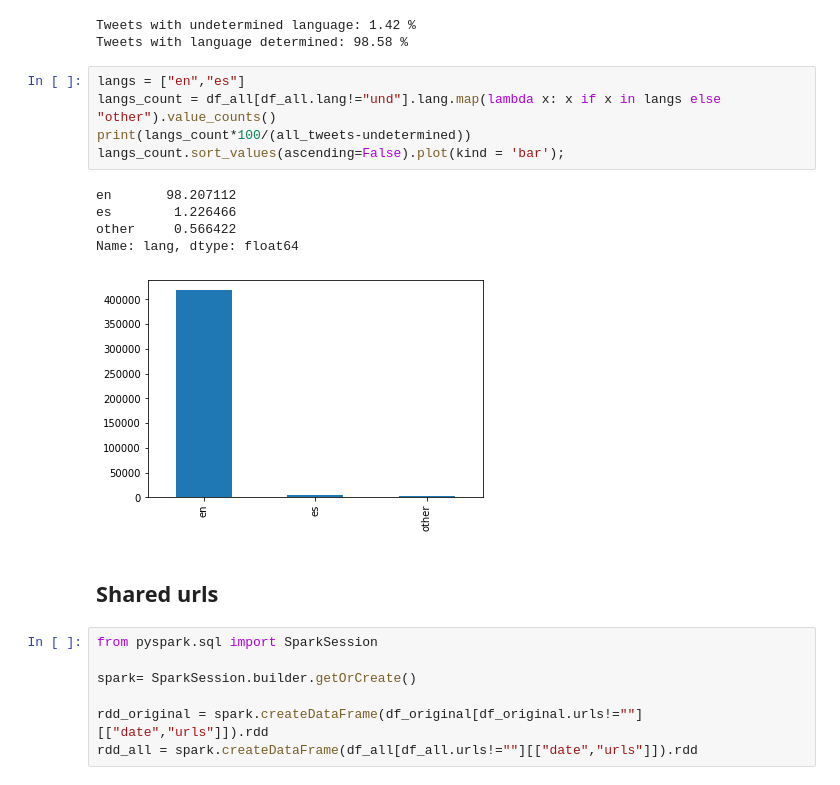
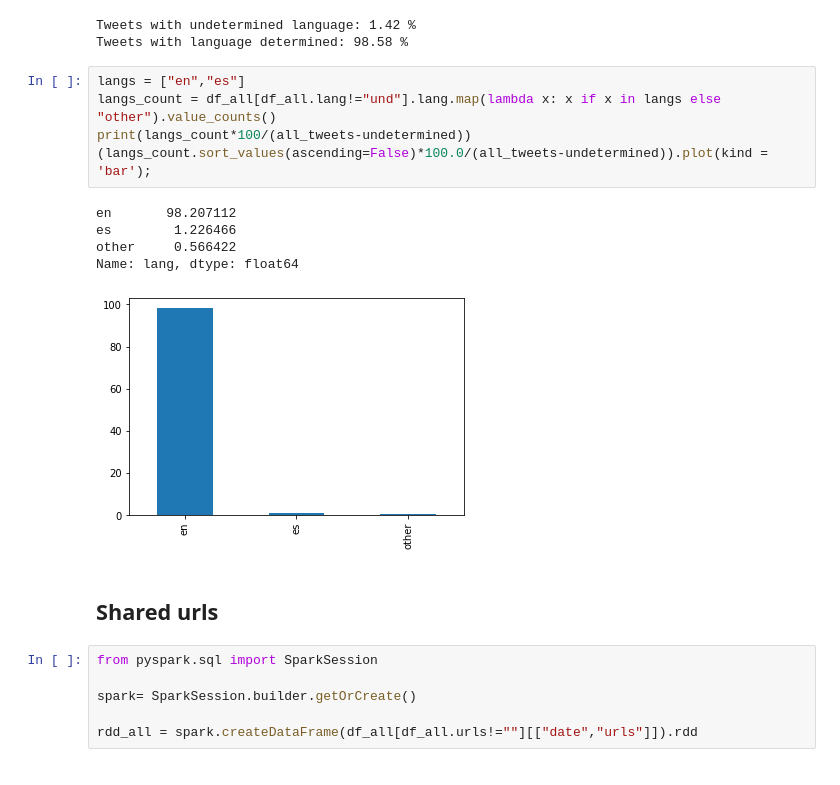
Before and after one commit to Bernacho/NewsCounts-2020Census_tweets, a Jupyter notebook: 2020Census_tweets_analysis.ipynb, the cells around one changed output. Drawn from its saved outputs; the diff is of its cells as text.

```diff
--- a/2020Census_tweets_analysis.ipynb
+++ b/2020Census_tweets_analysis.ipynb
@@ -245,14 +349,14 @@ Tweets with language determined: 98.58 %
 # %%
 langs = ["en","es"]
 langs_count = df_all[df_all.lang!="und"].lang.map(lambda x: x if x in langs else "other").value_counts()
 print(langs_count*100/(all_tweets-undetermined))
-langs_count.sort_values(ascending=False).plot(kind = 'bar');
+(langs_count.sort_values(ascending=False)*100.0/(all_tweets-undetermined)).plot(kind = 'bar');
 # %% [output]
 en       98.207112
 es        1.226466
 other     0.566422
 Name: lang, dtype: float64
-[figure, old version]
+[figure, new version]
 # %% [markdown]
 ## Shared urls
 # %%
@@ -260,6 +364,5 @@ from pyspark.sql import SparkSession
 
 spark= SparkSession.builder.getOrCreate()
 
-rdd_original = spark.createDataFrame(df_original[df_original.urls!=""][["date","urls"]]).rdd
 rdd_all = spark.createDataFrame(df_all[df_all.urls!=""][["date","urls"]]).rdd
 # %%
```
Also changed, not shown: parts of 24 cells of this notebook.
